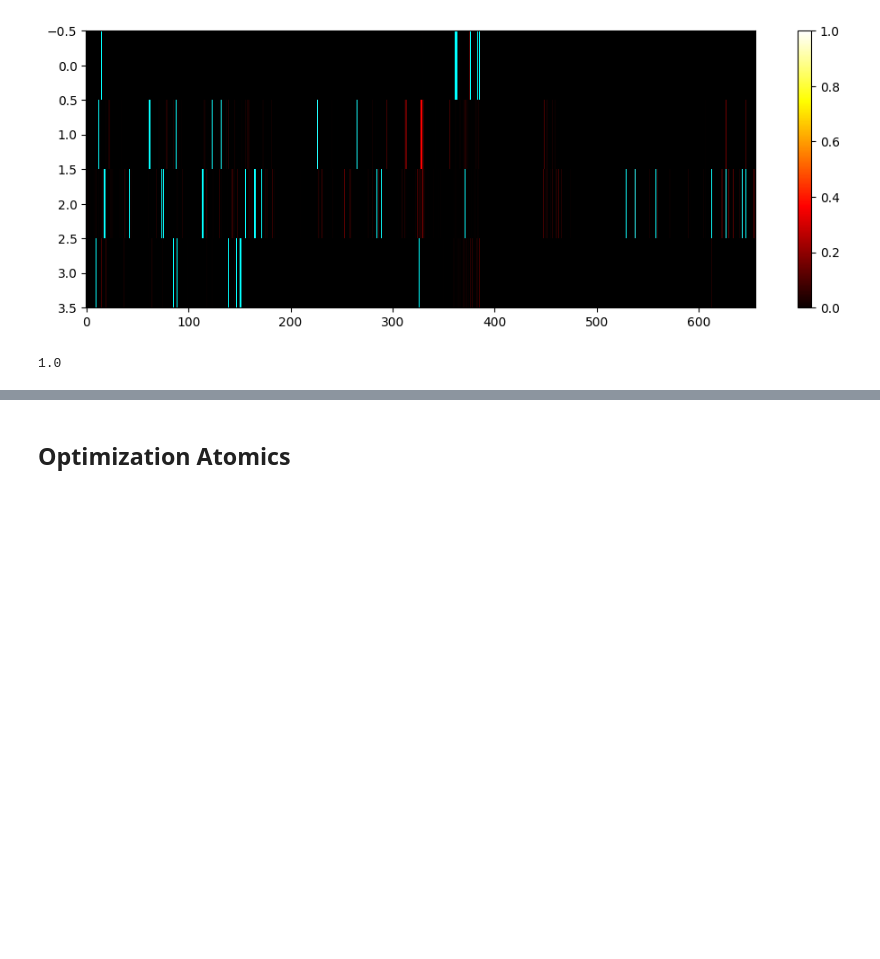
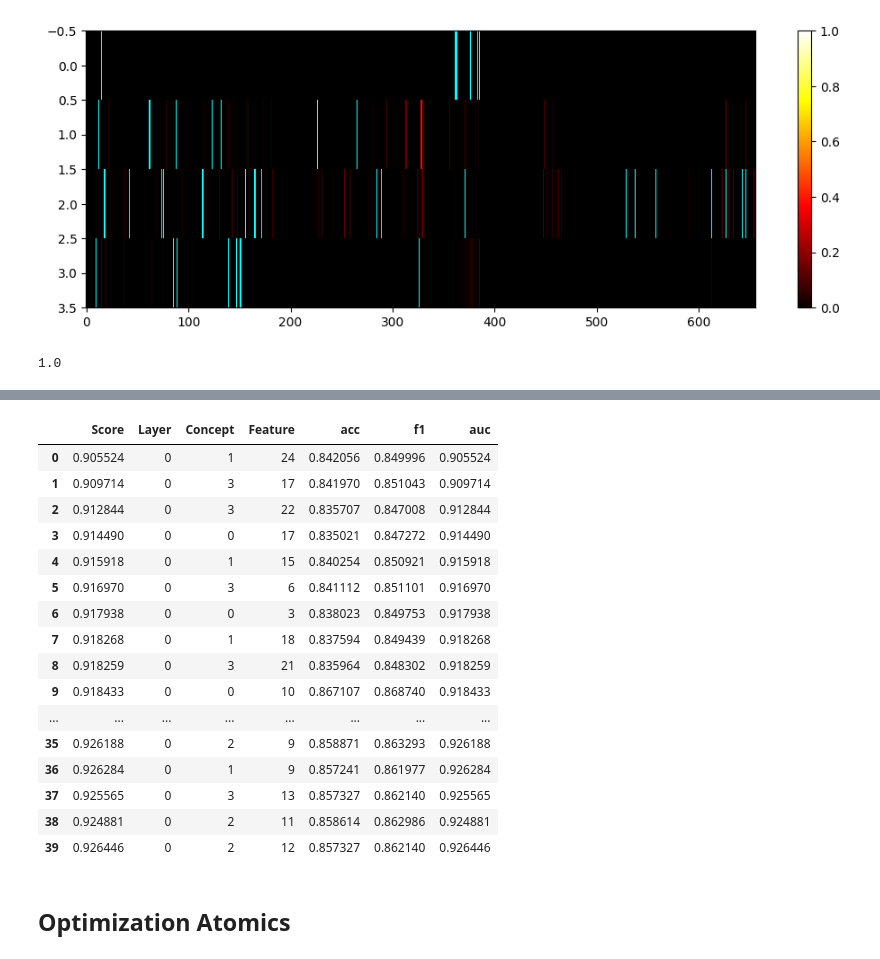
Before and after one commit to KevinArmbruster/optimal-summaries-public, a Jupyter notebook: vasopressor/vasopressor greedy selection.ipynb, the cells around one changed output, grey strips where cells are left out. Cells and saved outputs as stored; diff of their text form; code cells hidden in the pictures; blank space fills up the shorter version.

```diff
--- a/vasopressor/vasopressor greedy selection.ipynb
+++ b/vasopressor/vasopressor greedy selection.ipynb
@@ -123,7 +124,7 @@ def get_model(random_seed):
     }
 
     experiment_folder = "/workdir/optimal-summaries-public/_models/vasopressor/original_new/"
-    model_path = experiment_folder + "".join([f"{key}_{{{key}}}_" for key in config_original.keys()]) + "seed_{seed}.pt"
+    model_path = get_filename_from_dict(experiment_folder, config_original)
 
     train_loader, val_loader, test_loader, class_weights, num_classes, changing_vars, static_names, seq_len = load_and_create_MIMIC_dataloader(output_dim = 2, batch_size = 512, random_state = random_seed)
 
@@ -434,0 +471,2 @@ plt.show()
+# %%
+models = [get_model(i) for i in range(1,4)]
@@ -435,3 +557,23 @@ plt.show()
+# %%
+greedy_results_atomics
+# %% [output]
+|  | Score | Layer | Concept | Feature | acc | f1 | auc |
+| 0 | 0.905524 | 0 | 1 | 24 | 0.842056 | 0.849996 | 0.905524 |
+| 1 | 0.909714 | 0 | 3 | 17 | 0.841970 | 0.851043 | 0.909714 |
+| 2 | 0.912844 | 0 | 3 | 22 | 0.835707 | 0.847008 | 0.912844 |
+| 3 | 0.914490 | 0 | 0 | 17 | 0.835021 | 0.847272 | 0.914490 |
+| 4 | 0.915918 | 0 | 1 | 15 | 0.840254 | 0.850921 | 0.915918 |
+| 5 | 0.916970 | 0 | 3 | 6 | 0.841112 | 0.851101 | 0.916970 |
+| 6 | 0.917938 | 0 | 0 | 3 | 0.838023 | 0.849753 | 0.917938 |
+| 7 | 0.918268 | 0 | 1 | 18 | 0.837594 | 0.849439 | 0.918268 |
+| 8 | 0.918259 | 0 | 3 | 21 | 0.835964 | 0.848302 | 0.918259 |
+| 9 | 0.918433 | 0 | 0 | 10 | 0.867107 | 0.868740 | 0.918433 |
+| ... | ... | ... | ... | ... | ... | ... | ... |
+| 35 | 0.926188 | 0 | 2 | 9 | 0.858871 | 0.863293 | 0.926188 |
+| 36 | 0.926284 | 0 | 1 | 9 | 0.857241 | 0.861977 | 0.926284 |
+| 37 | 0.925565 | 0 | 3 | 13 | 0.857327 | 0.862140 | 0.925565 |
+| 38 | 0.924881 | 0 | 2 | 11 | 0.858614 | 0.862986 | 0.924881 |
+| 39 | 0.926446 | 0 | 2 | 12 | 0.857327 | 0.862140 | 0.926446 |
 # %% [markdown]
 ## Optimization Atomics
 # %%
```
Also changed, not shown: parts of 9 cells of this notebook, 7 other files.
